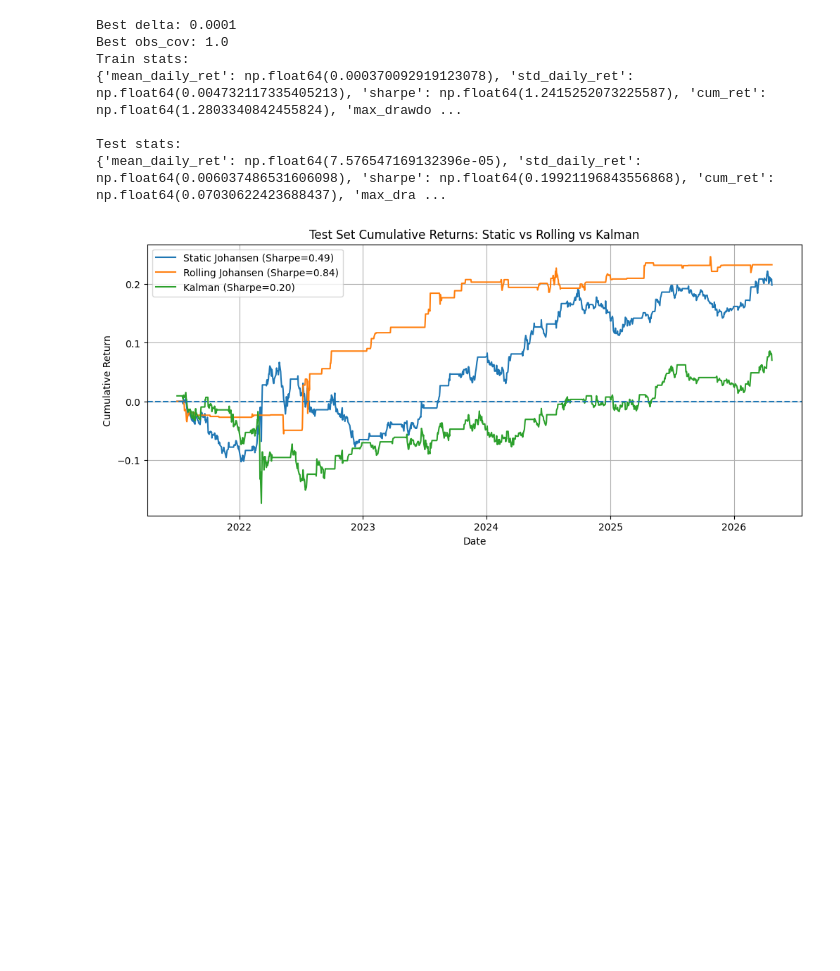
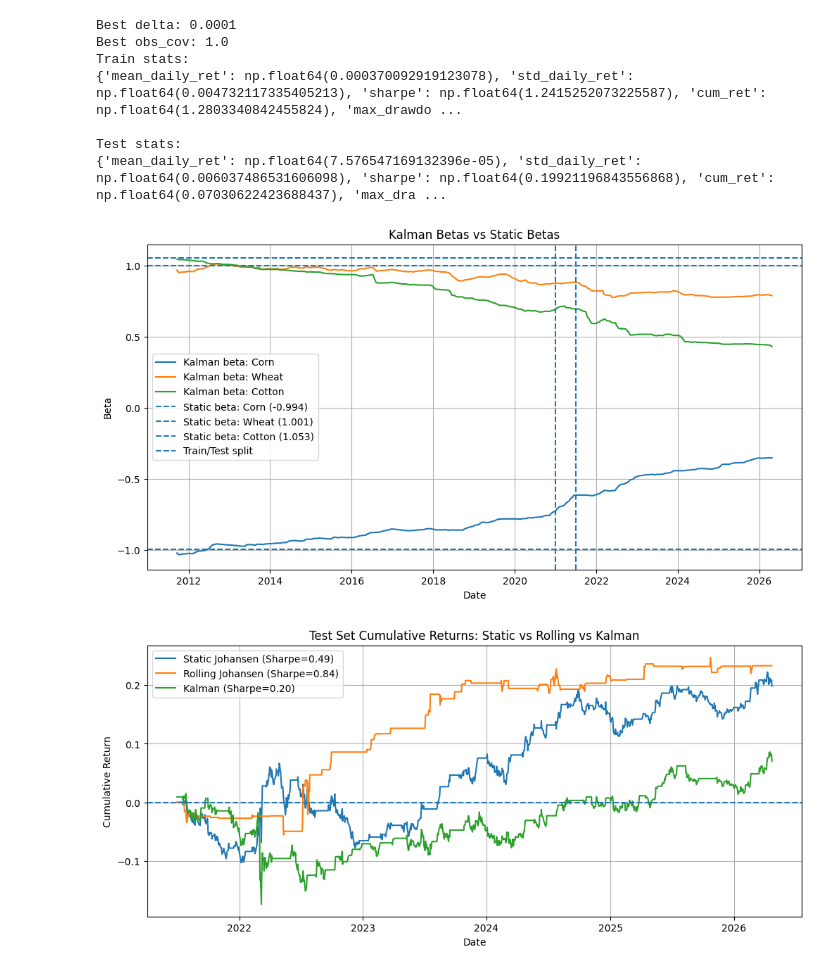
Before and after one commit to wiktorgrocholewski/Spring2026-TIC, a Jupyter notebook: 6_mean_reversion_strategy/Strategy.Antonio.moregoods.ipynb, the cells around one changed output. Drawn from its saved outputs; the diff is of its cells as text; code cells hidden in the pictures; blank space fills up the shorter version.

```diff
--- a/6_mean_reversion_strategy/Strategy.Antonio.moregoods.ipynb
+++ b/6_mean_reversion_strategy/Strategy.Antonio.moregoods.ipynb
@@ -888,6 +888,35 @@ Train stats:
 
 Test stats:
 {'mean_daily_ret': np.float64(7.576547169132396e-05), 'std_daily_ret': np.float64(0.006037486531606098), 'sharpe': np.float64(0.19921196843556868), 'cum_ret': np.float64(0.07030622423688437), 'max_dra ...
+# %%
+# static coefficients
+beta_static_corn = beta_init_vec[0]
+beta_static_wheat = beta_init_vec[1]
+beta_static_cotton = beta_init_vec[2]
+
+plt.figure(figsize=(12,6))
+
+# Kalman betas
+plt.plot(prices_kf_4["Date"], prices_kf_4["beta_corn_kf"], label="Kalman beta: Corn")
+plt.plot(prices_kf_4["Date"], prices_kf_4["beta_wheat_kf"], label="Kalman beta: Wheat")
+plt.plot(prices_kf_4["Date"], prices_kf_4["beta_cotton_kf"], label="Kalman beta: Cotton")
+
+# Static betas
+plt.axhline(beta_static_corn, linestyle="--", label=f"Static beta: Corn ({beta_static_corn:.3f})")
+plt.axhline(beta_static_wheat, linestyle="--", label=f"Static beta: Wheat ({beta_static_wheat:.3f})")
+plt.axhline(beta_static_cotton, linestyle="--", label=f"Static beta: Cotton ({beta_static_cotton:.3f})")
+
+plt.axvline(pd.to_datetime(train_end), linestyle="--", label="Train/Test split")
+plt.axvline(pd.to_datetime(gap_end), linestyle="--")
+
+plt.title("Kalman Betas vs Static Betas")
+plt.xlabel("Date")
+plt.ylabel("Beta")
+plt.legend()
+plt.grid(True)
+plt.show()
+# %% [output]
+[figure, added]
 # %%
 # test sets
 test_static_4 = prices[prices["Date"] > pd.to_datetime(gap_end)].copy()
```
Also changed, not shown: parts of 3 cells of this notebook, 6 other files.
